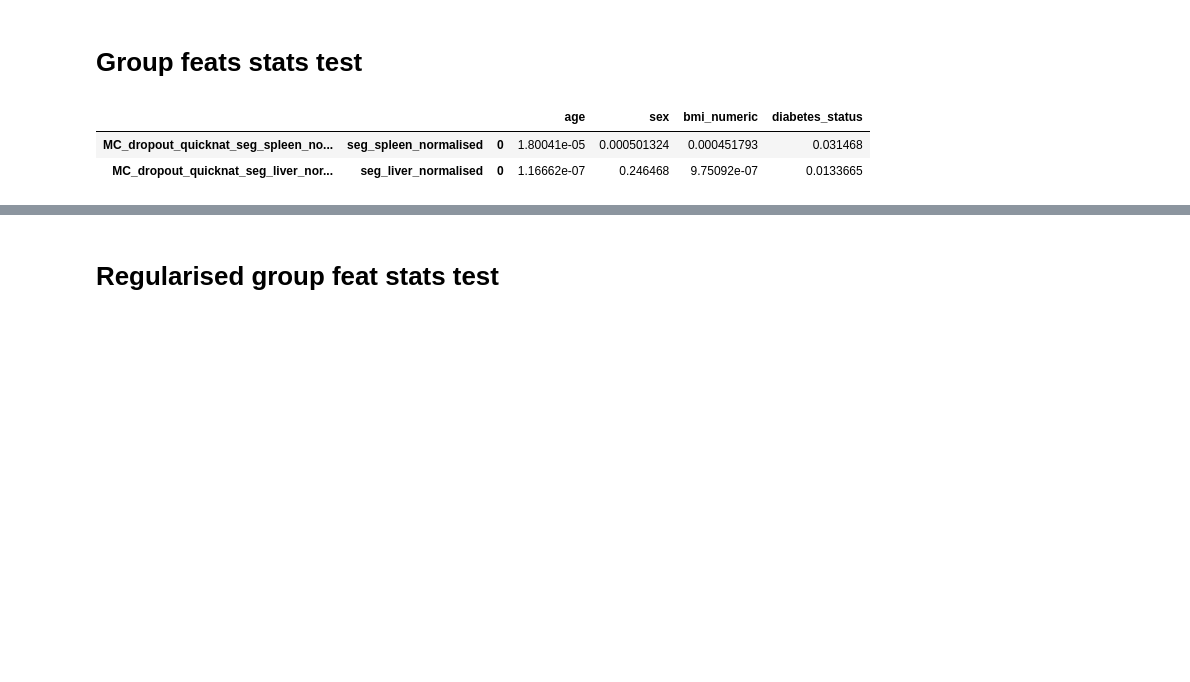
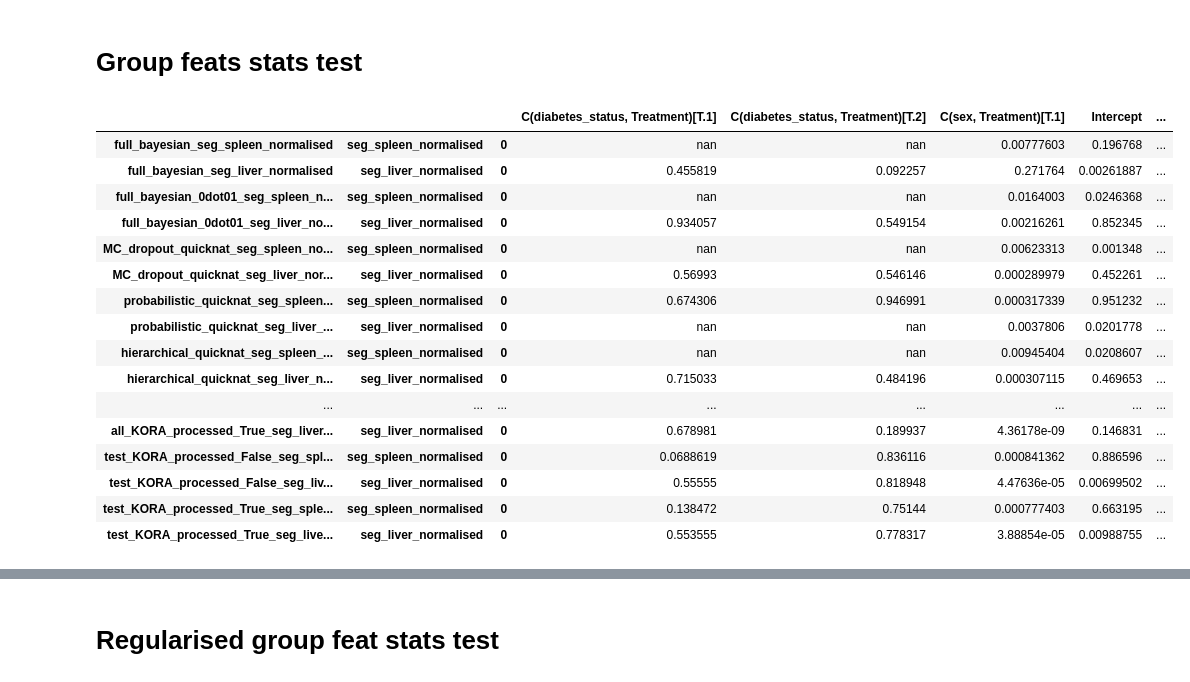
Before and after one commit to jyotirmay123/BNN-for-Uncertainty-Estimation-of-Imaging-Biomarkers, a Jupyter notebook: model_and_dataset_stats_analysis_final.ipynb, the cells around one changed output, grey strips where cells are left out. Drawn from its saved outputs; the diff is of its cells as text; code cells hidden in the pictures; blank space fills up the shorter version.

```diff
--- a/model_and_dataset_stats_analysis_final.ipynb
+++ b/model_and_dataset_stats_analysis_final.ipynb
@@ -303,6 +331,15 @@ df_model_eval
 | hierarchical_quicknat | 0.187984 | 0.209171 | 0.983818 | 0.988998 | 0.883146 | 0.932802 | 0.897351 | ... |
 # %% [markdown]
 # Feature Selection
+# %%
+def choose_best_features(df, feats, target_col, percentile=50):
+    X, y = df[feats], df[target_col]
+    columns = X.columns.values
+#     feat_selection_model = SelectPercentile(f_regression, percentile=percentile).fit(X, y)
+    feat_selection_model = SelectFdr(f_regression, alpha=0.05).fit(X, y)
+#     print(feat_selection_model.pvalues_, feat_selection_model.scores_)
+    col_mask = feat_selection_model.get_support()
+    return columns[col_mask]
 # %%
 df = pd.read_csv('./projects/MC_dropout_quicknat/reports/MC_dropout_quicknat_KORA_v2/KORA/10_1572006141.7793334_concat_report_final.csv', index_col=0)
 df = rename(df)
@@ -353,10 +369,3 @@ x_new.shape
-# %%
-def choose_best_features(df, feats, target_col, percentile=50):
-    X, y = df[feats], df[target_col]
-    columns = X.columns.values
-    feat_selection_model = SelectPercentile(f_regression, percentile=percentile).fit(X, y)
-    col_mask = feat_selection_model.get_support()
-    return columns[col_mask]
 # %% [markdown]
 # Individual feats stats test
 # %%
@@ -421,40 +414,60 @@ p_value_df_spleen_styler
 # %% [markdown]
 # Group feats stats test
 # %%
-feats = flatten(feats_from_paper_for_group_test)
+feats = flatten(feats_from_paper_for_group_test_no_categorisation)
 
 dicts = {}
-# anova_test_dicts = {}
+anova_test_dicts = {}
 for key, value in model_merged_feats_path_combined.items():
+#     if 'KORA' in key:
+#         print('dataset cannot be processed!')
+#         continue
     df = pd.read_csv(value)
     df = rename(df)
-    df = transform_to_categorical(df, ['diabetes_status', 'sex'])
+#     df = transform_to_categorical(df, ['diabetes_status'])
     df, normalised_cols = z_score_column_normalise(df, ['seg_spleen', 'seg_liver'])
     df = df.fillna(0)
 
     dicts[key] = {}
-#     anova_test_dicts[key] = {}
+    anova_test_dicts[key] = {}
 
     target_col = 'seg_spleen_normalised'
-    p_value_dict, model = group_feature_stats(feats, df, target_col)
-#     result = anova_test(model)
-    dicts[key][target_col] = p_value_dict
-#     anova_test_dicts[key][target_col] =  result['PR(>F)'].values[:-1]
+    best_feats_spleen = choose_best_features(df, feats, target_col)
+    feature_string =  make_feature_string(list(best_feats_spleen), ['diabetes_status', 'sex'])
+    p_value_dict_spleen, model = group_feature_stats(feature_string, df, target_col)
+    result = anova_test(model)
+    dicts[key][target_col] = p_value_dict_spleen
+    anova_test_dicts[key][target_col] =  result['PR(>F)'].to_dict()
 
     target_col = 'seg_liver_normalised'
-    p_value_dict, model = group_feature_stats(feats, df, target_col)
-#     result = anova_test(model)
-    dicts[key][target_col] = p_value_dict
-#     anova_test_dicts[key][target_col] =  result['PR(>F)'].values[:-1]
 
-p_value_df = df_from_nested_dicts(dicts)
-# anova_test_p_value_df = df_from_nested_dicts(anova_test_dicts)
-p_value_df.columns = feats
-# anova_test_p_value_df.columns = feats
-p_value_df_styler = highlight_significance(p_value_df)
-# anova_test_p_value_df_styler = highlight_significance(anova_test_p_value_df)
+    best_feats_liver = choose_best_features(df, feats, target_col)
+    feature_string =  make_feature_string(list(best_feats_liver), ['diabetes_status', 'sex'])
+    p_value_dict_liver, model = group_feature_stats(feature_string, df, target_col)
+    result = anova_test(model)
+    dicts[key][target_col] = p_value_dict_liver
+    anova_test_dicts[key][target_col] =  result['PR(>F)'].to_dict()
+
+p_value_df = df_from_nested_dicts(dicts).T
+anova_test_p_value_df = df_from_nested_dicts(anova_test_dicts).T
+p_value_df_styler = highlight_significance(p_value_df, 0.0001)
+anova_test_p_value_df_styler = highlight_significance(anova_test_p_value_df, 0.0001)
 p_value_df_styler
 # %% [output]
-|  |  |  | age | sex | bmi_numeric | diabetes_status |
-| MC_dropout_quicknat_seg_spleen_no... | seg_spleen_normalised | 0 | 1.80041e-05 | 0.000501324 | 0.000451793 | 0.031468 |
-| MC_dropout_quicknat_seg_liver_nor... | seg_liver_normalised | 0 | 1.16662e-07 | 0.246468 | 9.75092e-07 | 0.0133665 |
+|  |  |  | C(diabetes_status, Treatment)[T.1] | C(diabetes_status, Treatment)[T.2] | C(sex, Treatment)[T.1] | Intercept | ... |
+| full_bayesian_seg_spleen_normalised | seg_spleen_normalised | 0 | nan | nan | 0.00777603 | 0.196768 | ... |
+| full_bayesian_seg_liver_normalised | seg_liver_normalised | 0 | 0.455819 | 0.092257 | 0.271764 | 0.00261887 | ... |
+| full_bayesian_0dot01_seg_spleen_n... | seg_spleen_normalised | 0 | nan | nan | 0.0164003 | 0.0246368 | ... |
+| full_bayesian_0dot01_seg_liver_no... | seg_liver_normalised | 0 | 0.934057 | 0.549154 | 0.00216261 | 0.852345 | ... |
+| MC_dropout_quicknat_seg_spleen_no... | seg_spleen_normalised | 0 | nan | nan | 0.00623313 | 0.001348 | ... |
+| MC_dropout_quicknat_seg_liver_nor... | seg_liver_normalised | 0 | 0.56993 | 0.546146 | 0.000289979 | 0.452261 | ... |
+| probabilistic_quicknat_seg_spleen... | seg_spleen_normalised | 0 | 0.674306 | 0.946991 | 0.000317339 | 0.951232 | ... |
+| probabilistic_quicknat_seg_liver_... | seg_liver_normalised | 0 | nan | nan | 0.0037806 | 0.0201778 | ... |
+| hierarchical_quicknat_seg_spleen_... | seg_spleen_normalised | 0 | nan | nan | 0.00945404 | 0.0208607 | ... |
+| hierarchical_quicknat_seg_liver_n... | seg_liver_normalised | 0 | 0.715033 | 0.484196 | 0.000307115 | 0.469653 | ... |
+| ... | ... | ... | ... | ... | ... | ... | ... |
+| all_KORA_processed_True_seg_liver... | seg_liver_normalised | 0 | 0.678981 | 0.189937 | 4.36178e-09 | 0.146831 | ... |
+| test_KORA_processed_False_seg_spl... | seg_spleen_normalised | 0 | 0.0688619 | 0.836116 | 0.000841362 | 0.886596 | ... |
+| test_KORA_processed_False_seg_liv... | seg_liver_normalised | 0 | 0.55555 | 0.818948 | 4.47636e-05 | 0.00699502 | ... |
+| test_KORA_processed_True_seg_sple... | seg_spleen_normalised | 0 | 0.138472 | 0.75144 | 0.000777403 | 0.663195 | ... |
+| test_KORA_processed_True_seg_live... | seg_liver_normalised | 0 | 0.553555 | 0.778317 | 3.88854e-05 | 0.00988755 | ... |
```
Also changed, not shown: parts of 50 cells of this notebook, 1 other file.
